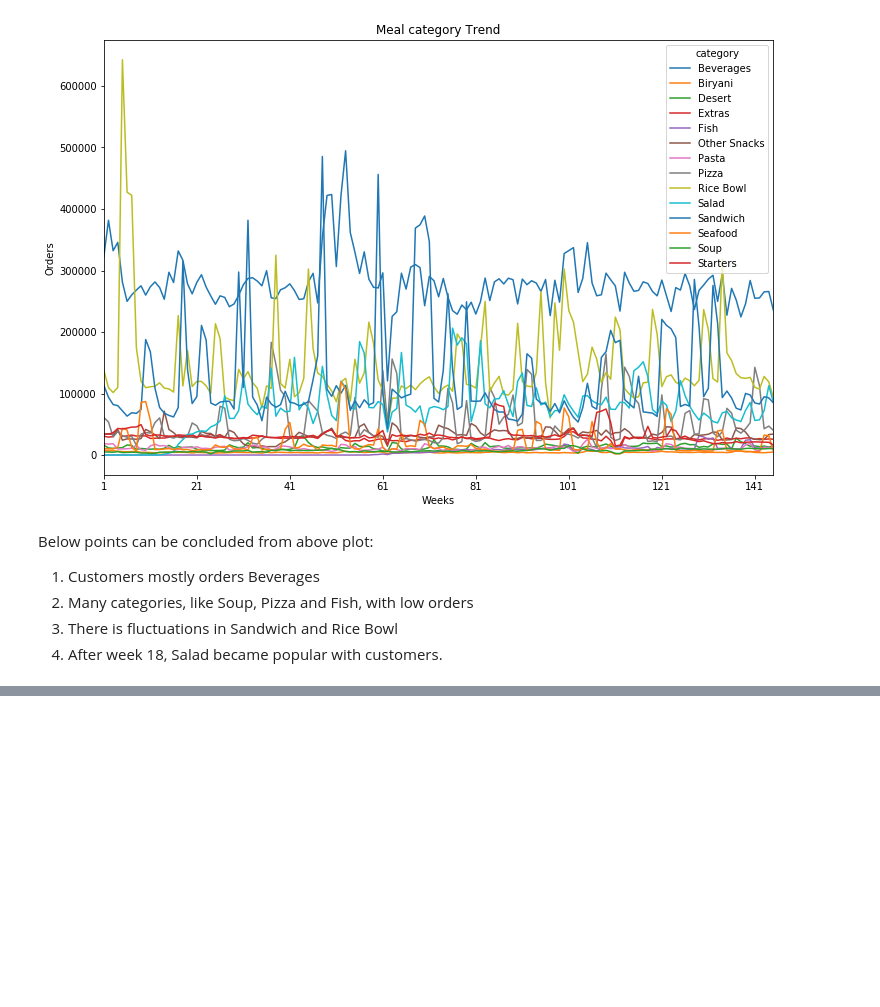
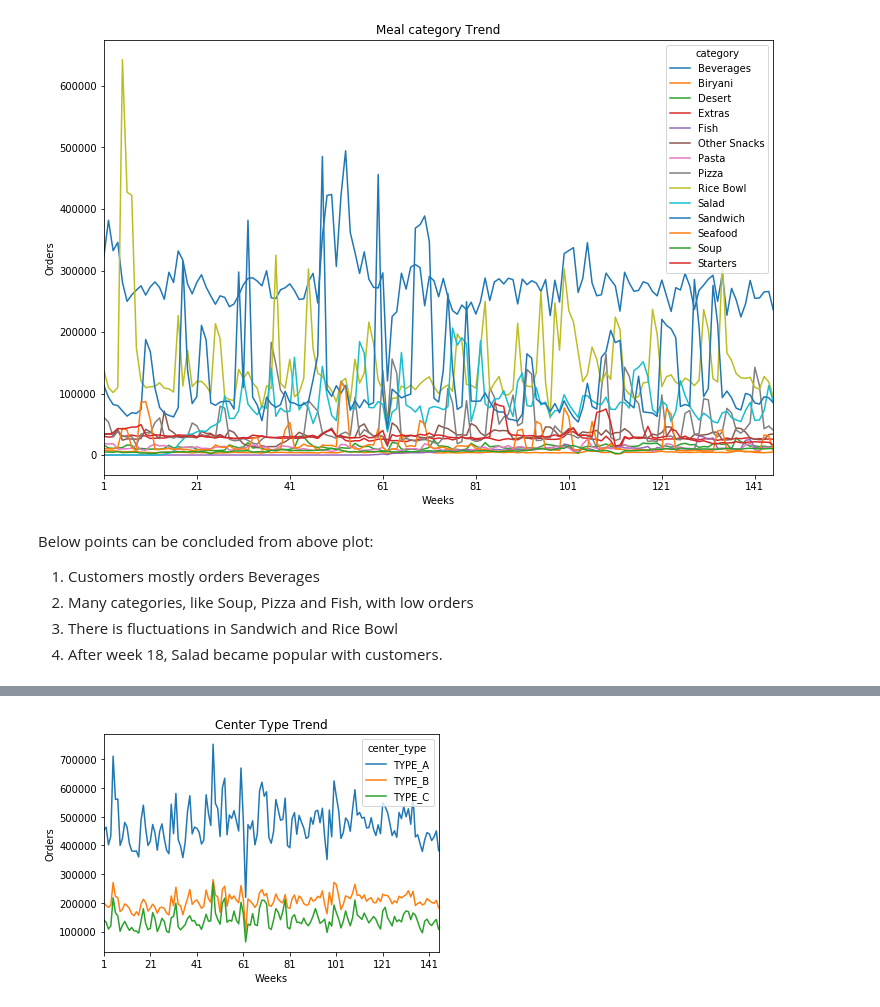
Before and after one commit to monilgudhka/food_demand_forecasting, a Jupyter notebook: data_analysis/story_telling.ipynb, the cells around one changed output, grey strips where cells are left out. Cells and saved outputs as stored; diff of their text form; code cells hidden in the pictures; blank space fills up the shorter version.

Commit message:
trend in centers

```diff
--- a/data_analysis/story_telling.ipynb
+++ b/data_analysis/story_telling.ipynb
@@ -171,0 +175,3 @@ Below points can be concluded from above plot:
+# %%
+center_type_trend = dataset.pivot_table(index='week', columns='center_type', values='num_orders', aggfunc='sum')
+center_type_trend.info()
@@ -171,0 +187,8 @@ Below points can be concluded from above plot:
+# %%
+center_type_trend.plot()
+_ = plt.title("Center Type Trend")
+_ = plt.xlabel("Weeks")
+_ = plt.ylabel("Orders")
+plt.show()
+# %% [output]
+[figure, added]
```
Also changed, not shown: parts of 18 cells of this notebook.
